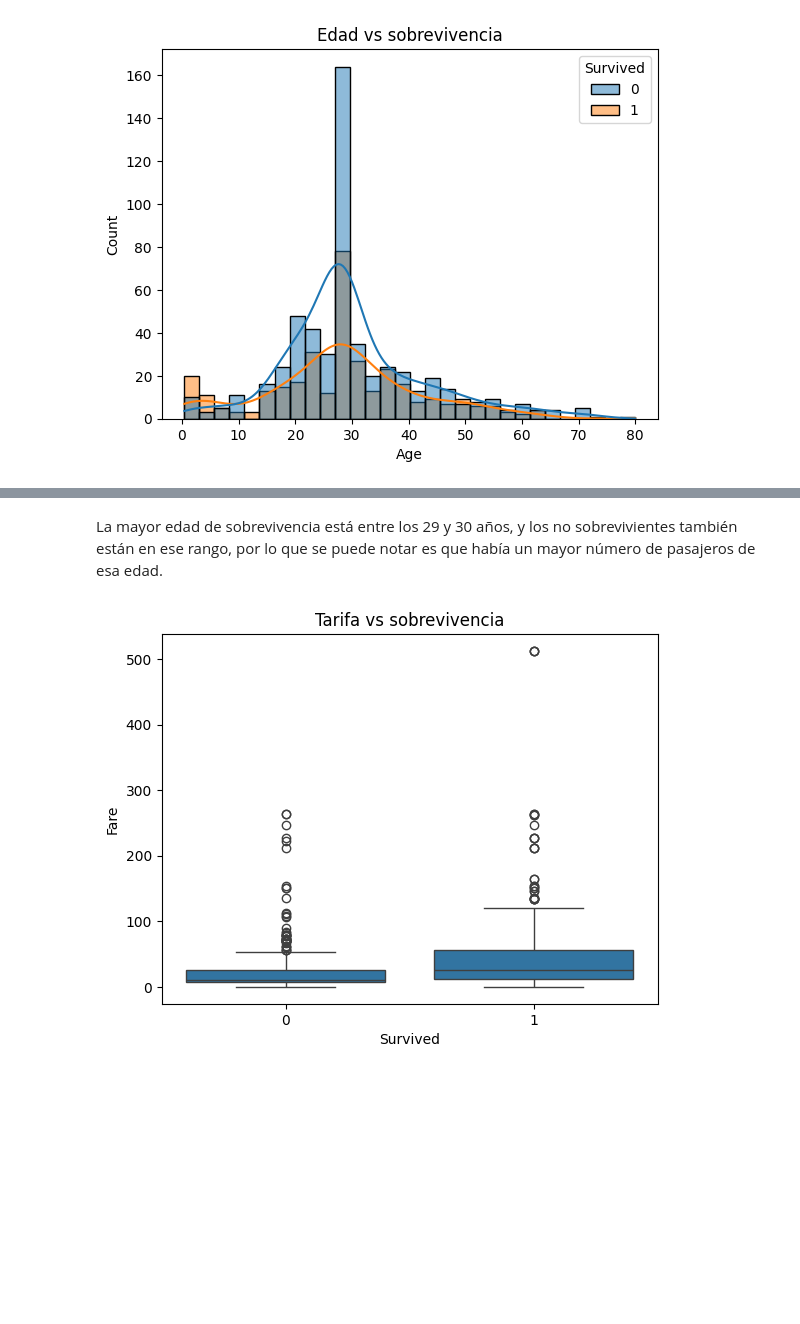
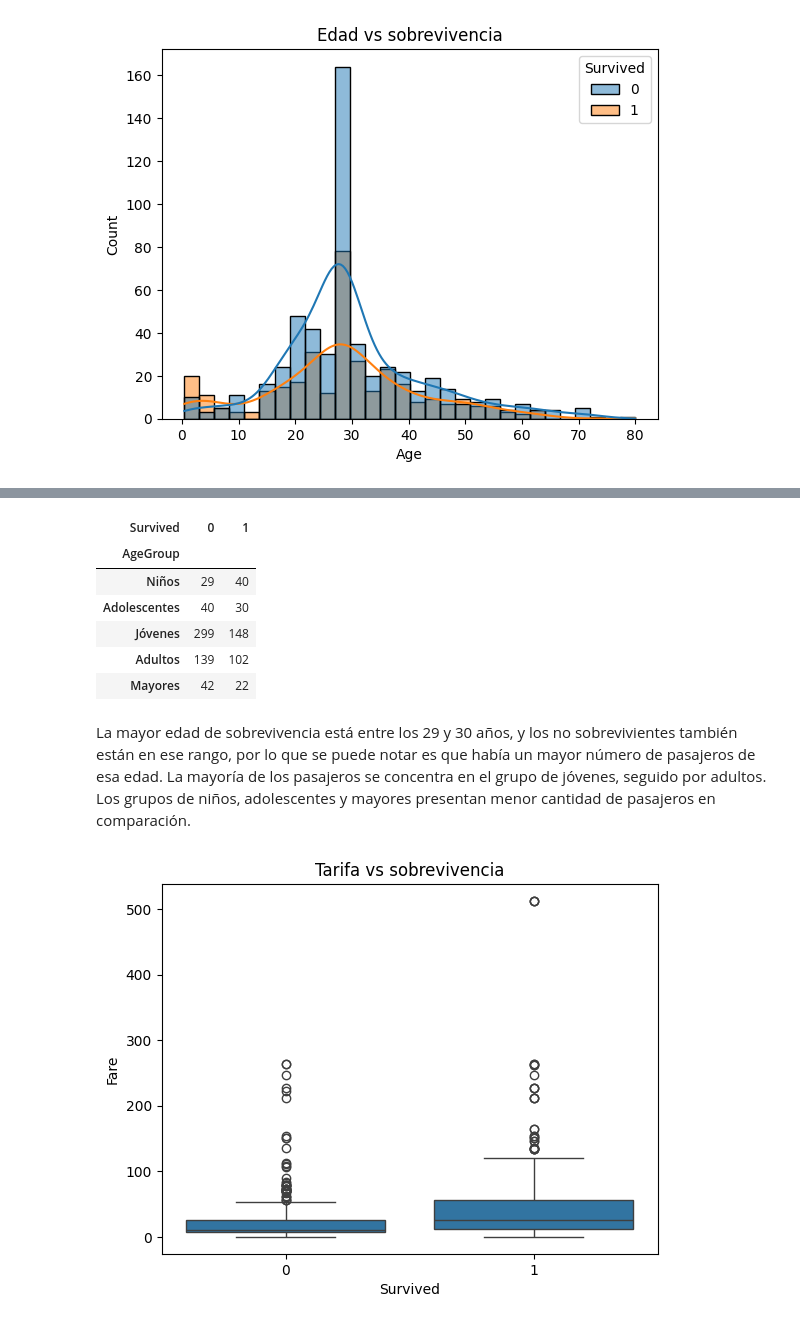
Before and after one commit to alonsoediaz-hash/Ejercicio-IA, a Jupyter notebook: tarea.ipynb, the cells around one changed output, grey strips where cells are left out. Drawn from its saved outputs; the diff is of its cells as text; code cells hidden in the pictures; blank space fills up the shorter version.

```diff
--- a/tarea.ipynb
+++ b/tarea.ipynb
@@ -130,3 +137,10 @@ plt.title("Edad vs sobrevivencia")
 plt.show()
 # %% [output]
 [figure]
+# %%
+bins = [0, 12, 18, 30, 50, 80]
+labels = ["Niños", "Adolescentes", "Jóvenes", "Adultos", "Mayores"]
+
+df["AgeGroup"] = pd.cut(df["Age"], bins=bins, labels=labels)
+
+df["AgeGroup"].value_counts()
@@ -133,5 +155,15 @@ plt.show()
+# %%
+pd.crosstab(df["AgeGroup"], df["Survived"])
+# %% [output]
+| Survived | 0 | 1 |
+| AgeGroup |  |  |
+| Niños | 29 | 40 |
+| Adolescentes | 40 | 30 |
+| Jóvenes | 299 | 148 |
+| Adultos | 139 | 102 |
+| Mayores | 42 | 22 |
 # %% [markdown]
-La mayor edad de sobrevivencia está entre los 29 y 30 años, y los no sobrevivientes también están en ese rango, por lo que se puede notar es que había un mayor número de pasajeros de esa edad.
+La mayor edad de sobrevivencia está entre los 29 y 30 años, y los no sobrevivientes también están en ese rango, por lo que se puede notar es que había un mayor número de pasajeros de esa edad. La mayoría de los pasajeros se concentra en el grupo de jóvenes, seguido por adultos. Los grupos de niños, adolescentes y mayores presentan menor cantidad de pasajeros en comparación.
 # %%
 sns.boxplot(x="Survived", y="Fare", data=df)
 plt.title("Tarifa vs sobrevivencia")
```
Also changed, not shown: parts of 5 cells of this notebook.
